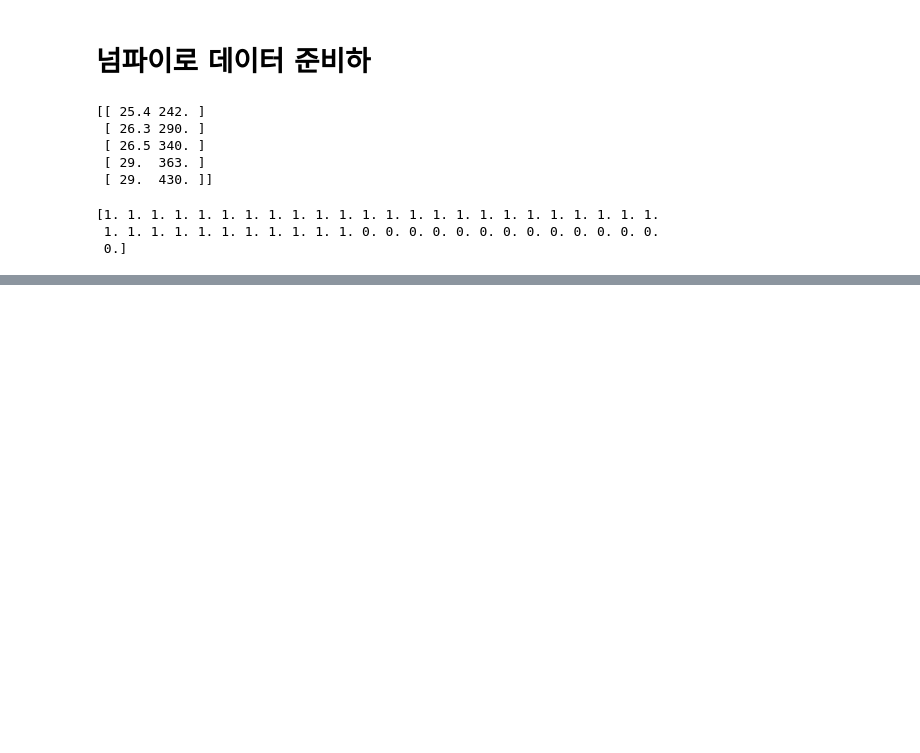
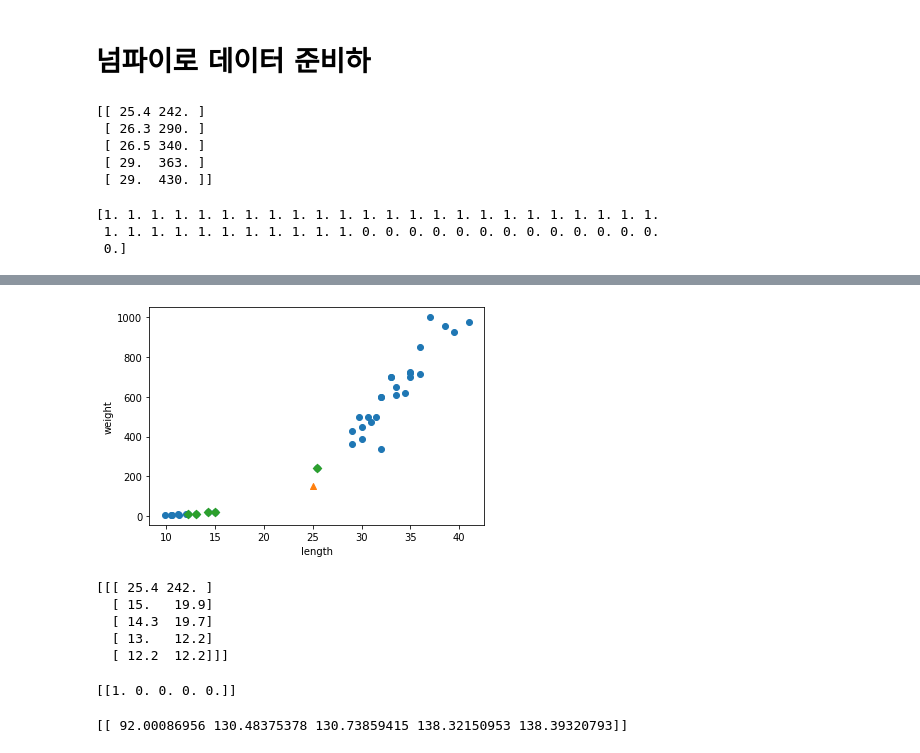
Before and after one commit to JaeSeung-Park/ML, a Jupyter notebook: 데이터_전처리.ipynb, the cells around one changed output, grey strips where cells are left out. Drawn from its saved outputs; the diff is of its cells as text; code cells hidden in the pictures; blank space fills up the shorter version.

```diff
--- a/데이터_전처리.ipynb
+++ b/데이터_전처리.ipynb
@@ -35,0 +102,27 @@ print(fish_target)
+# %%
+plt.scatter(train_input[:,0], train_input[:,1])
+plt.scatter(25, 150, marker='^')
+plt.scatter(train_input[indexes,0], train_input[indexes,1], marker='D')
+# marker='D'로 지정하면 산점도를 마름모로 그림
+plt.xlabel('length')
+plt.ylabel('weight')
+plt.show()
+# %% [output]
+[figure, added]
+# %%
+print(train_input[indexes])
+# %% [output]
+[[[ 25.4 242. ]
+  [ 15.   19.9]
+  [ 14.3  19.7]
+  [ 13.   12.2]
+  [ 12.2  12.2]]]
+# %%
+print(train_target[indexes])
+# %% [output]
+[[1. 0. 0. 0. 0.]]
+# %%
+print(distances)
+# 샘플의 이웃과의 거리는 도미쪽에 더 가까우나 5개중 4개의 이웃이 빙어임
+# %% [output]
+[[ 92.00086956 130.48375378 130.73859415 138.32150953 138.39320793]]
```
Also changed, not shown: parts of 27 cells of this notebook.
